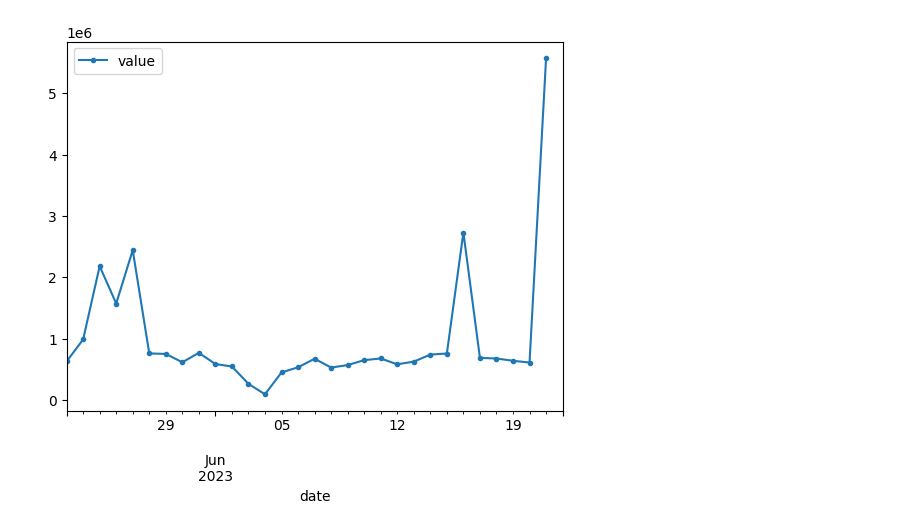
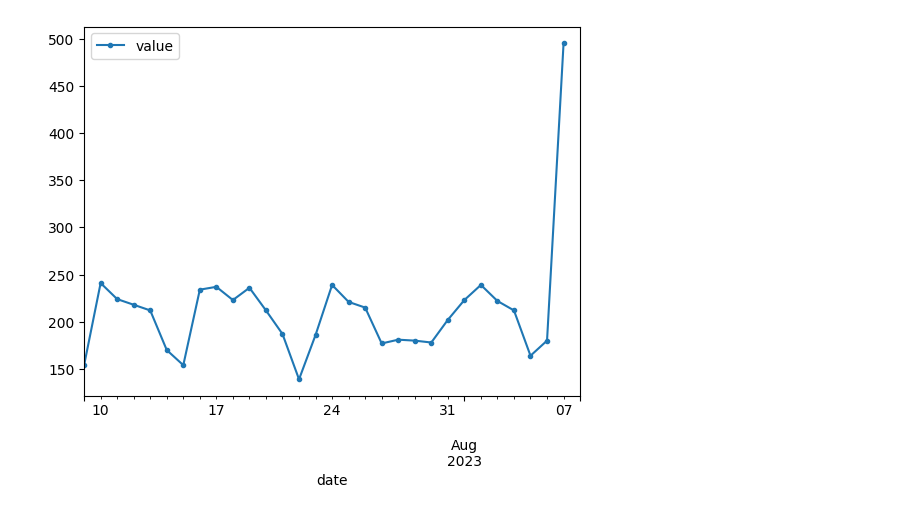
Before and after one commit to corradio/polynomial, a Jupyter notebook: notebooks/spike_detection.ipynb, the cells around one changed output. Drawn from its saved outputs; the diff is of its cells as text; code cells hidden in the pictures.

```diff
--- a/notebooks/spike_detection.ipynb
+++ b/notebooks/spike_detection.ipynb
@@ -24,9 +28,9 @@ def query(metric_id):
     df.index = pd.to_datetime(df.index)
     return df
 # %%
-metric_id = 29
+metric_id = 5
 df = await query(metric_id)
 df.plot(style='.-');
 # %% [output]
-[figure, old version]
+[figure, new version]
 # %%
```
Also changed, not shown: parts of 5 cells of this notebook, 5 other files.
